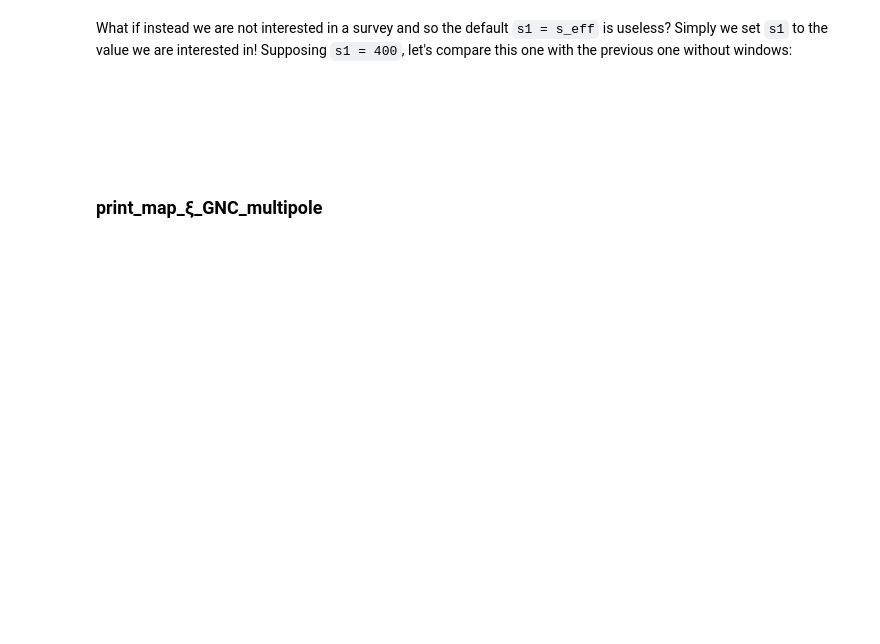
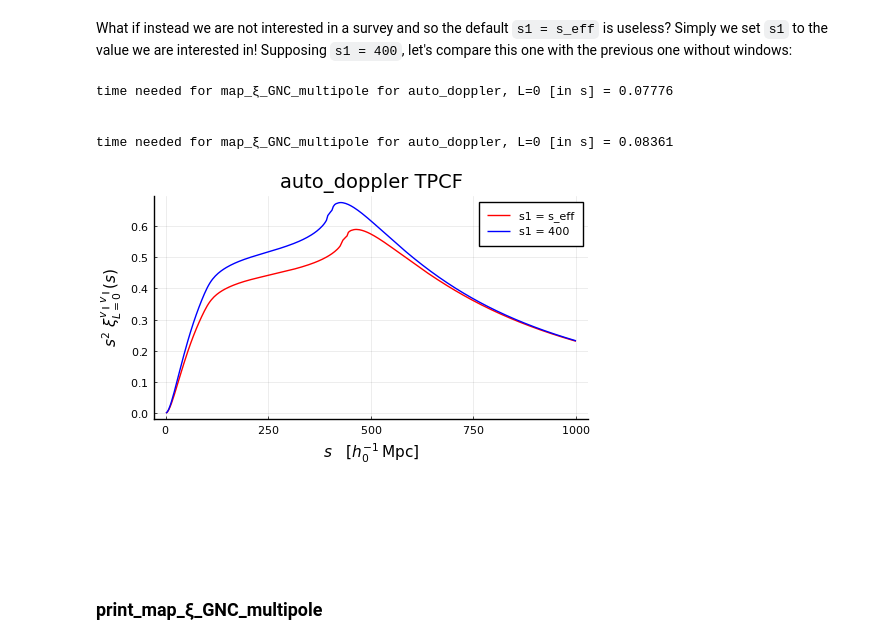
Before and after one commit to foglienimatteo/GaPSE.jl, a Jupyter notebook: ipynbs/TUTORIAL.ipynb, the cells around one changed output. Drawn from its saved outputs; the diff is of its cells as text; code cells hidden in the pictures; blank space fills up the shorter version.

````diff
--- a/ipynbs/TUTORIAL.ipynb
+++ b/ipynbs/TUTORIAL.ipynb
@@ -355,26 +434,32 @@ What if instead we are not interested in a survey and so the default `s1 = s_eff
 # %%
 XS = range(1, 1000, length = 300)
 xs1, ys1 = GaPSE.map_ξ_GNC_multipole(cosmo, "auto_doppler", XS;
-    L = 0, use_windows = false, alg = :quad)
+    L = 0, use_windows = false, alg = :quad, obs = :noobsvel)
 xs2, ys2 = GaPSE.map_ξ_GNC_multipole(cosmo, "auto_doppler", XS;
-    s1 = 400, L = 0, use_windows = false, alg = :quad)
+    s1 = 400, L = 0, use_windows = false, alg = :quad, obs = :noobsvel)
 
 
 pyplot()
 plot(xs1, ys1 .* xs1 .^2,
     #xaxis=:log, #yaxis=:log,
     lc=:red, ls=:solid, size=(500, 300),
     title="auto_doppler TPCF", label = "s1 = s_eff",
     ylabel=L"s^2 \; \xi^{v_{\parallel} \, v_{\parallel}}_{L=0}(s)",
     xlabel=L"s \quad [h_0^{-1}\,\mathrm{Mpc}]",
     legend = :topright,
 )
 plot!(xs2, ys2 .* xs2 .^2,
     #xaxis=:log, #yaxis=:log,
     lc=:blue, ls=:solid, size=(500, 300), label = "s1 = 400",
     ylabel=L"s^2 \; \xi^{v_{\parallel} \, v_{\parallel}}_{L=0}(s)",
     xlabel=L"s \quad [h_0^{-1}\,\mathrm{Mpc}]",
 )
+# %% [output]
+time needed for map_ξ_GNC_multipole for auto_doppler, L=0 [in s] = 0.07776
+
+
+time needed for map_ξ_GNC_multipole for auto_doppler, L=0 [in s] = 0.08361
+[figure, added]
 # %% [markdown]
 ```
 
````
Also changed, not shown: parts of 34 cells of this notebook, 4 other files.
